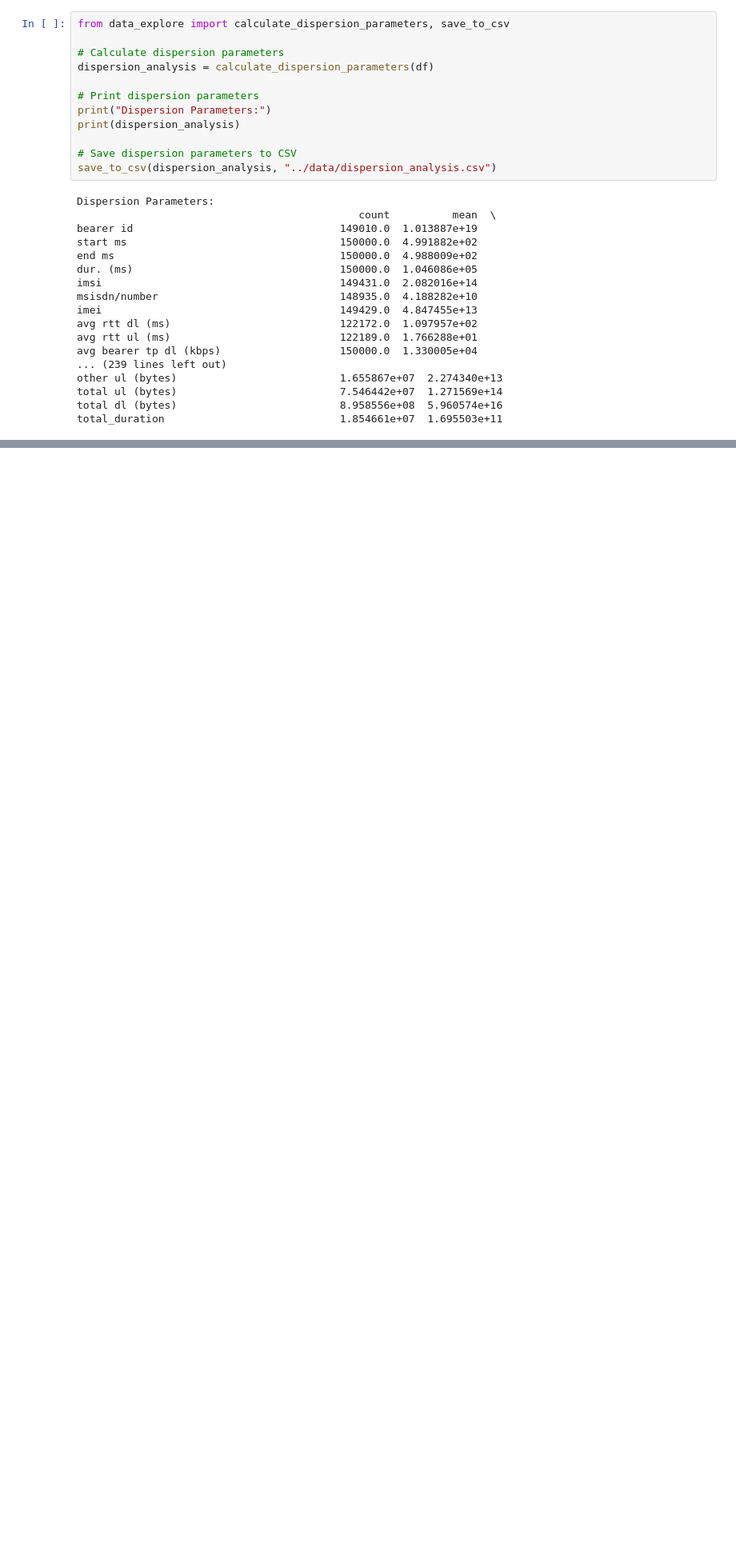
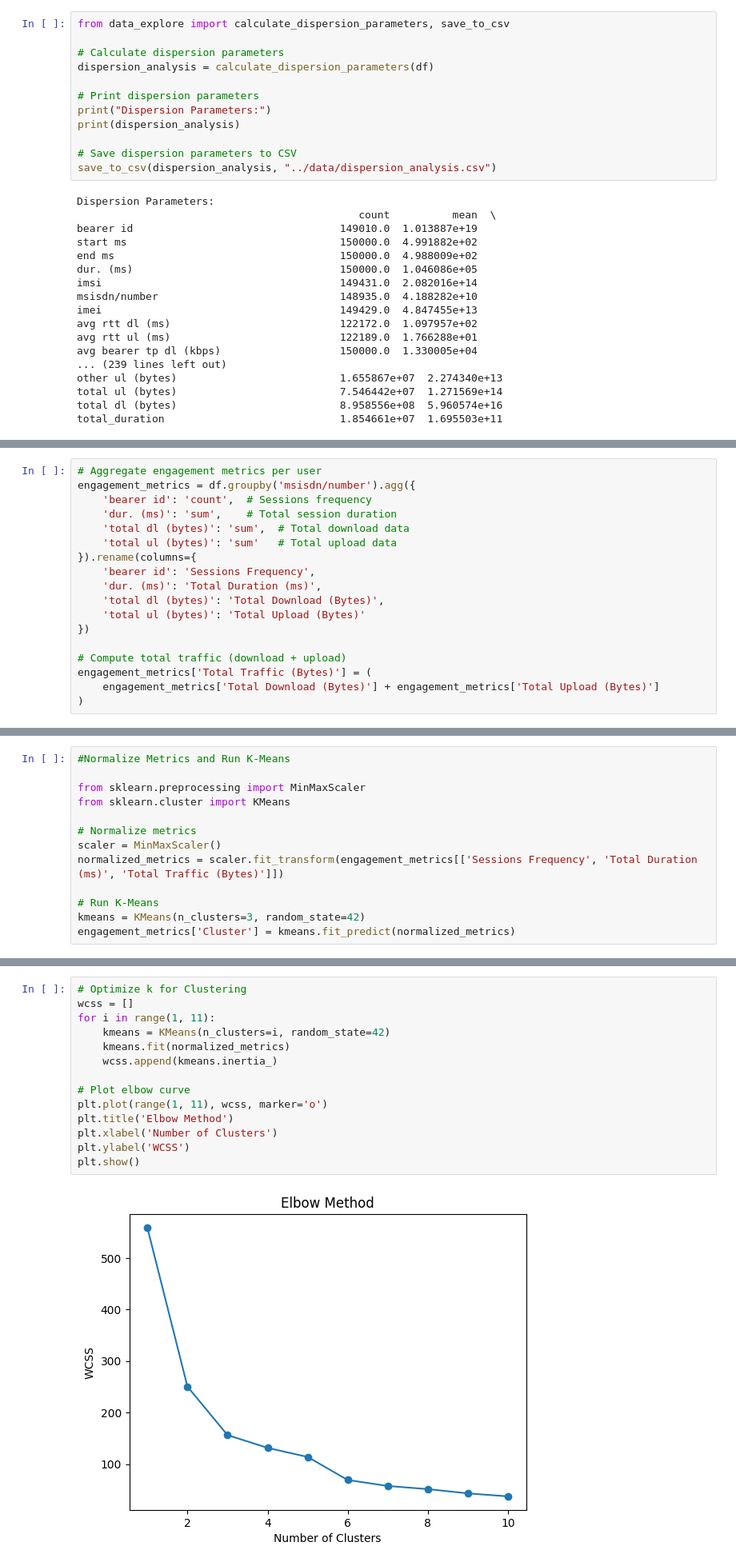
Before and after one commit to tesfaymebre/TellCo-Customer-Segmentation-and-Profitability, a Jupyter notebook: notebooks/tellco_customer.ipynb, the cells around one changed output, grey strips where cells are left out. Shown at 80% size. Cells and saved outputs as stored; diff of their text form; blank space fills up the shorter version.

```diff
--- a/notebooks/tellco_customer.ipynb
+++ b/notebooks/tellco_customer.ipynb
@@ -537,0 +543,18 @@ plt.show()
+# %%
+# Aggregate engagement metrics per user
+engagement_metrics = df.groupby('msisdn/number').agg({
+    'bearer id': 'count',  # Sessions frequency
+    'dur. (ms)': 'sum',    # Total session duration
+    'total dl (bytes)': 'sum',  # Total download data
+    'total ul (bytes)': 'sum'   # Total upload data
+}).rename(columns={
+    'bearer id': 'Sessions Frequency',
+    'dur. (ms)': 'Total Duration (ms)',
+    'total dl (bytes)': 'Total Download (Bytes)',
+    'total ul (bytes)': 'Total Upload (Bytes)'
+})
+
+# Compute total traffic (download + upload)
+engagement_metrics['Total Traffic (Bytes)'] = (
+    engagement_metrics['Total Download (Bytes)'] + engagement_metrics['Total Upload (Bytes)']
+)
@@ -537,0 +584,13 @@ plt.show()
+# %%
+#Normalize Metrics and Run K-Means
+
+from sklearn.preprocessing import MinMaxScaler
+from sklearn.cluster import KMeans
+
+# Normalize metrics
+scaler = MinMaxScaler()
+normalized_metrics = scaler.fit_transform(engagement_metrics[['Sessions Frequency', 'Total Duration (ms)', 'Total Traffic (Bytes)']])
+
+# Run K-Means
+kmeans = KMeans(n_clusters=3, random_state=42)
+engagement_metrics['Cluster'] = kmeans.fit_predict(normalized_metrics)
@@ -537,0 +679,16 @@ plt.show()
+# %%
+# Optimize k for Clustering
+wcss = []
+for i in range(1, 11):
+    kmeans = KMeans(n_clusters=i, random_state=42)
+    kmeans.fit(normalized_metrics)
+    wcss.append(kmeans.inertia_)
+
+# Plot elbow curve
+plt.plot(range(1, 11), wcss, marker='o')
+plt.title('Elbow Method')
+plt.xlabel('Number of Clusters')
+plt.ylabel('WCSS')
+plt.show()
+# %% [output]
+[figure, added]
```
Also changed, not shown: parts of 7 cells of this notebook, 1 other file.
